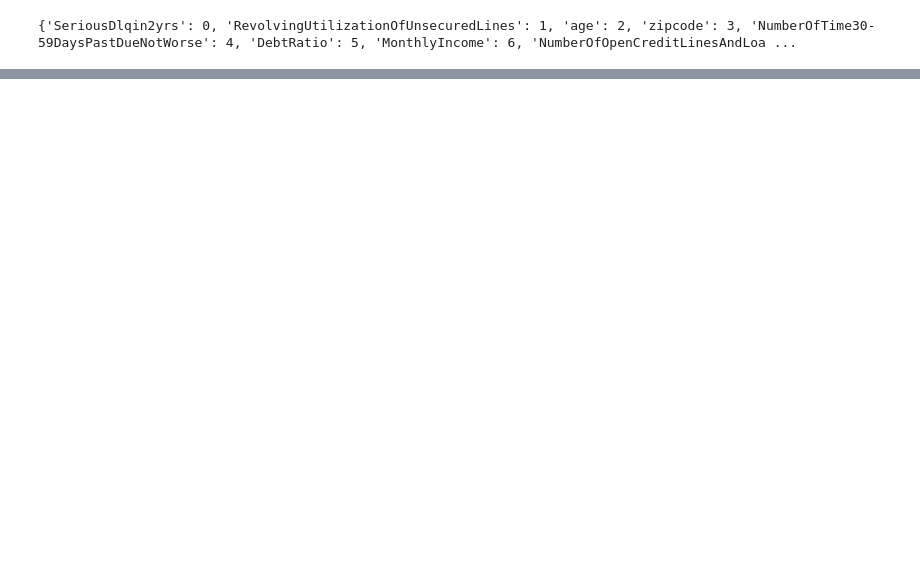
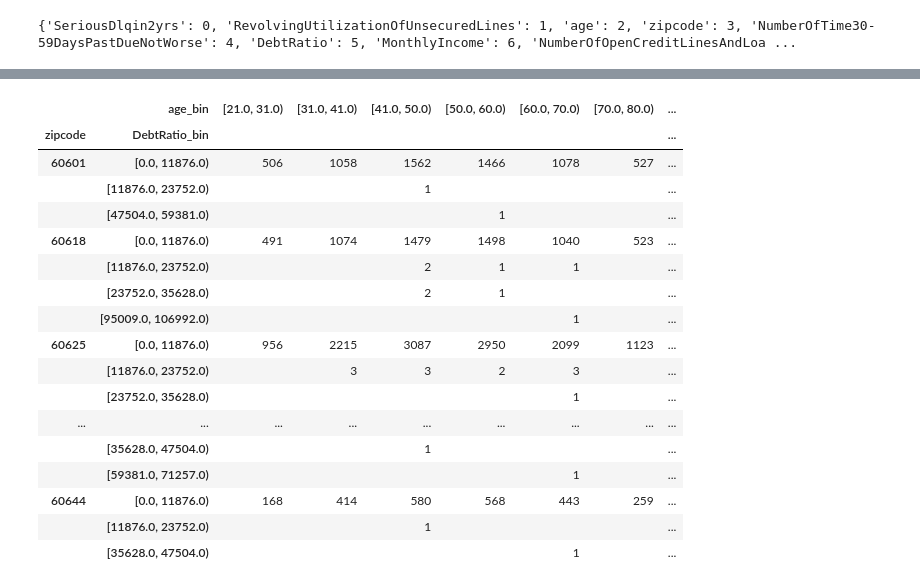
Before and after one commit to lorenh516/financial_distress, a Jupyter notebook: finan_distress.ipynb, the cells around one changed output, grey strips where cells are left out. Saved outputs shown, nothing was run; the diff lists cells and outputs as text; code cells hidden in the pictures; blank space fills up the shorter version.

```diff
--- a/finan_distress.ipynb
+++ b/finan_distress.ipynb
@@ -216,0 +241,22 @@ array([ 55,  71,  51,  45,  57,  48,  34,  30,  50,  26,  64,  61,  39,
+# %%
+geo_req_data = feature_by_geo(copy_df, 'zipcode', ["age_bin", "DebtRatio_bin"], "num_open_credits_loans", method = "count")
+geo_req_data
+# %% [output]
+|  | age_bin | [21.0, 31.0) | [31.0, 41.0) | [41.0, 50.0) | [50.0, 60.0) | [60.0, 70.0) | [70.0, 80.0) | ... |
+| zipcode | DebtRatio_bin |  |  |  |  |  |  | ... |
+| 60601 | [0.0, 11876.0) | 506 | 1058 | 1562 | 1466 | 1078 | 527 | ... |
+|  | [11876.0, 23752.0) |  |  | 1 |  |  |  | ... |
+|  | [47504.0, 59381.0) |  |  |  | 1 |  |  | ... |
+| 60618 | [0.0, 11876.0) | 491 | 1074 | 1479 | 1498 | 1040 | 523 | ... |
+|  | [11876.0, 23752.0) |  |  | 2 | 1 | 1 |  | ... |
+|  | [23752.0, 35628.0) |  |  | 2 | 1 |  |  | ... |
+|  | [95009.0, 106992.0) |  |  |  |  | 1 |  | ... |
+| 60625 | [0.0, 11876.0) | 956 | 2215 | 3087 | 2950 | 2099 | 1123 | ... |
+|  | [11876.0, 23752.0) |  | 3 | 3 | 2 | 3 |  | ... |
+|  | [23752.0, 35628.0) |  |  |  |  | 1 |  | ... |
+| ... | ... | ... | ... | ... | ... | ... | ... | ... |
+|  | [35628.0, 47504.0) |  |  | 1 |  |  |  | ... |
+|  | [59381.0, 71257.0) |  |  |  |  | 1 |  | ... |
+| 60644 | [0.0, 11876.0) | 168 | 414 | 580 | 568 | 443 | 259 | ... |
+|  | [11876.0, 23752.0) |  |  | 1 |  |  |  | ... |
+|  | [35628.0, 47504.0) |  |  |  |  | 1 |  | ... |
```
Also changed, not shown: parts of 49 cells of this notebook, 1 other file.
